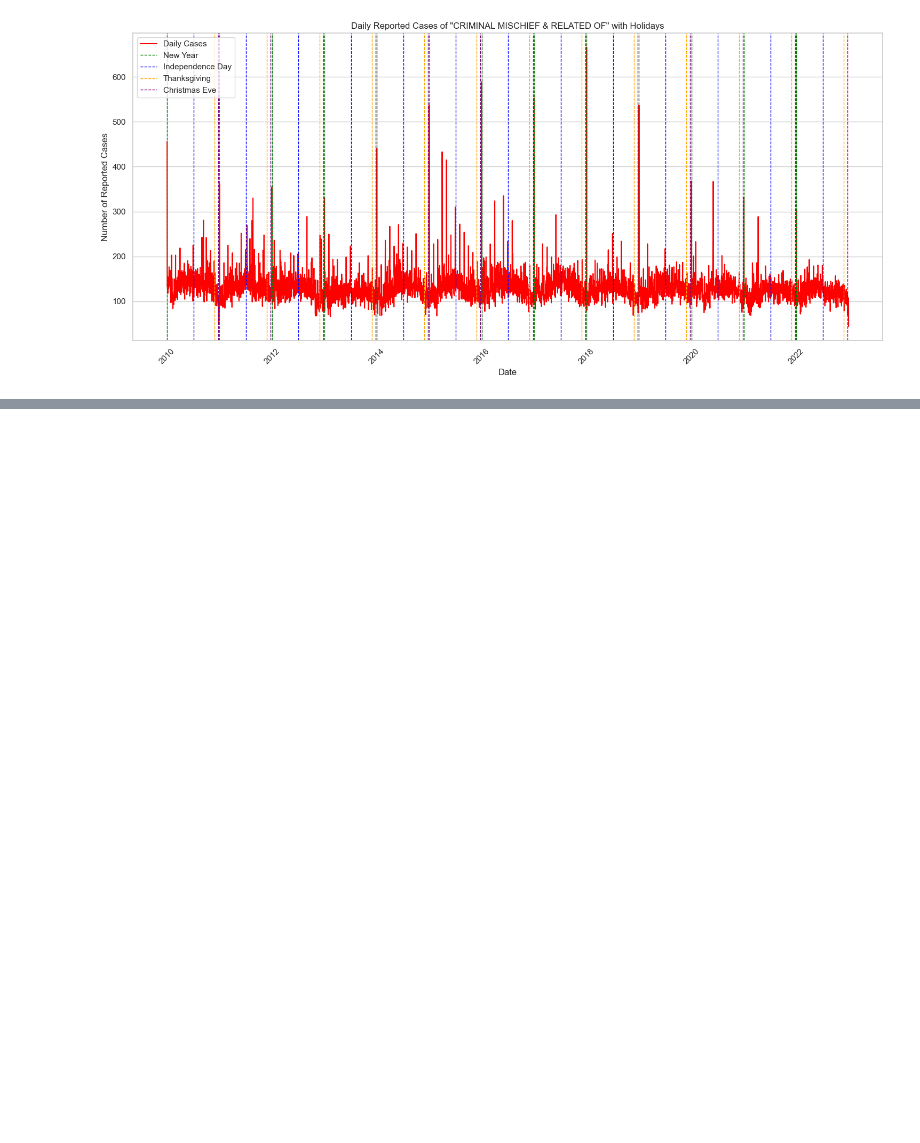
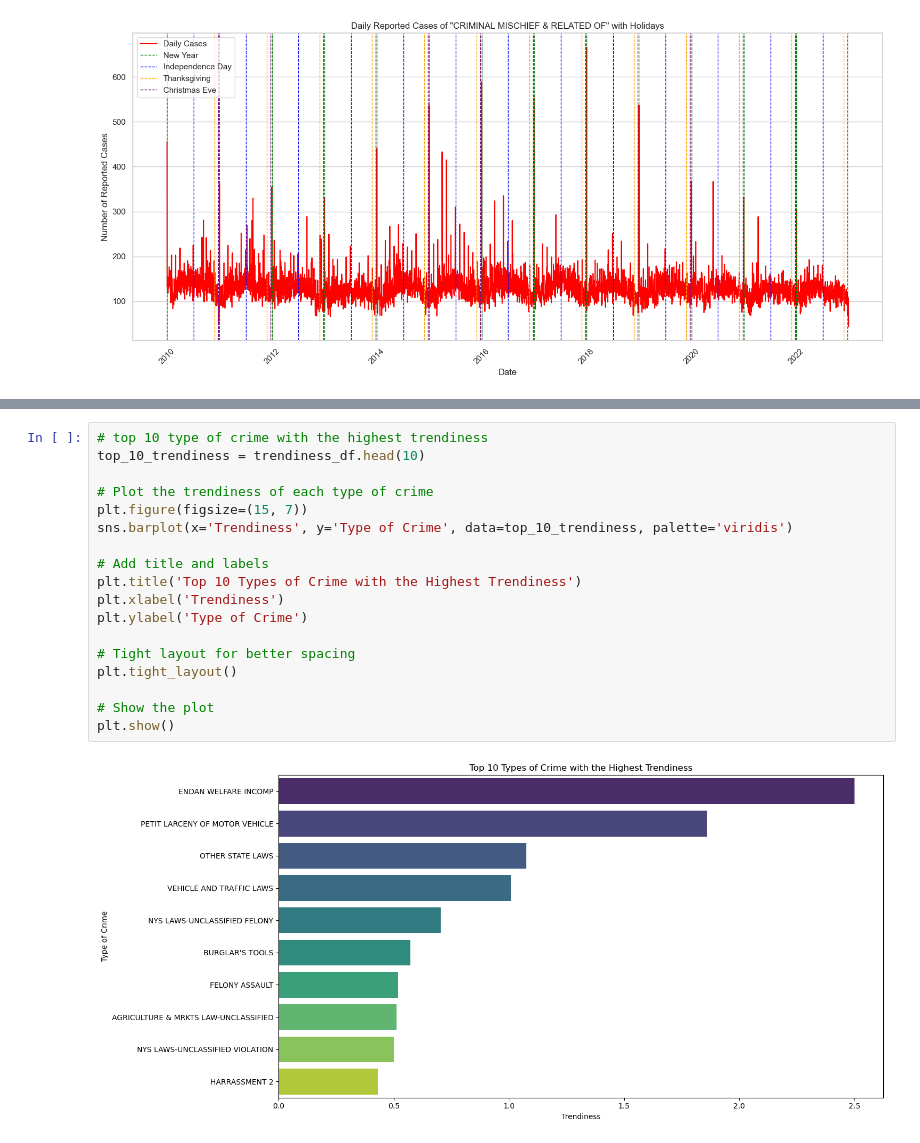
Before and after one commit to pjpeters13/project1, a Jupyter notebook: Data_Analysis/10_most_common_criminal_offenses.ipynb, the cells around one changed output, grey strips where cells are left out. Drawn from its saved outputs; the diff is of its cells as text; blank space fills up the shorter version.

```diff
--- a/Data_Analysis/10_most_common_criminal_offenses.ipynb
+++ b/Data_Analysis/10_most_common_criminal_offenses.ipynb
@@ -258,0 +359,20 @@ plt.show()
+# %%
+# top 10 type of crime with the highest trendiness
+top_10_trendiness = trendiness_df.head(10)
+
+# Plot the trendiness of each type of crime
+plt.figure(figsize=(15, 7))
+sns.barplot(x='Trendiness', y='Type of Crime', data=top_10_trendiness, palette='viridis')
+
+# Add title and labels
+plt.title('Top 10 Types of Crime with the Highest Trendiness')
+plt.xlabel('Trendiness')
+plt.ylabel('Type of Crime')
+
+# Tight layout for better spacing
+plt.tight_layout()
+
+# Show the plot
+plt.show()
+# %% [output]
+[figure, added]
```
Also changed, not shown: parts of 15 cells of this notebook.
